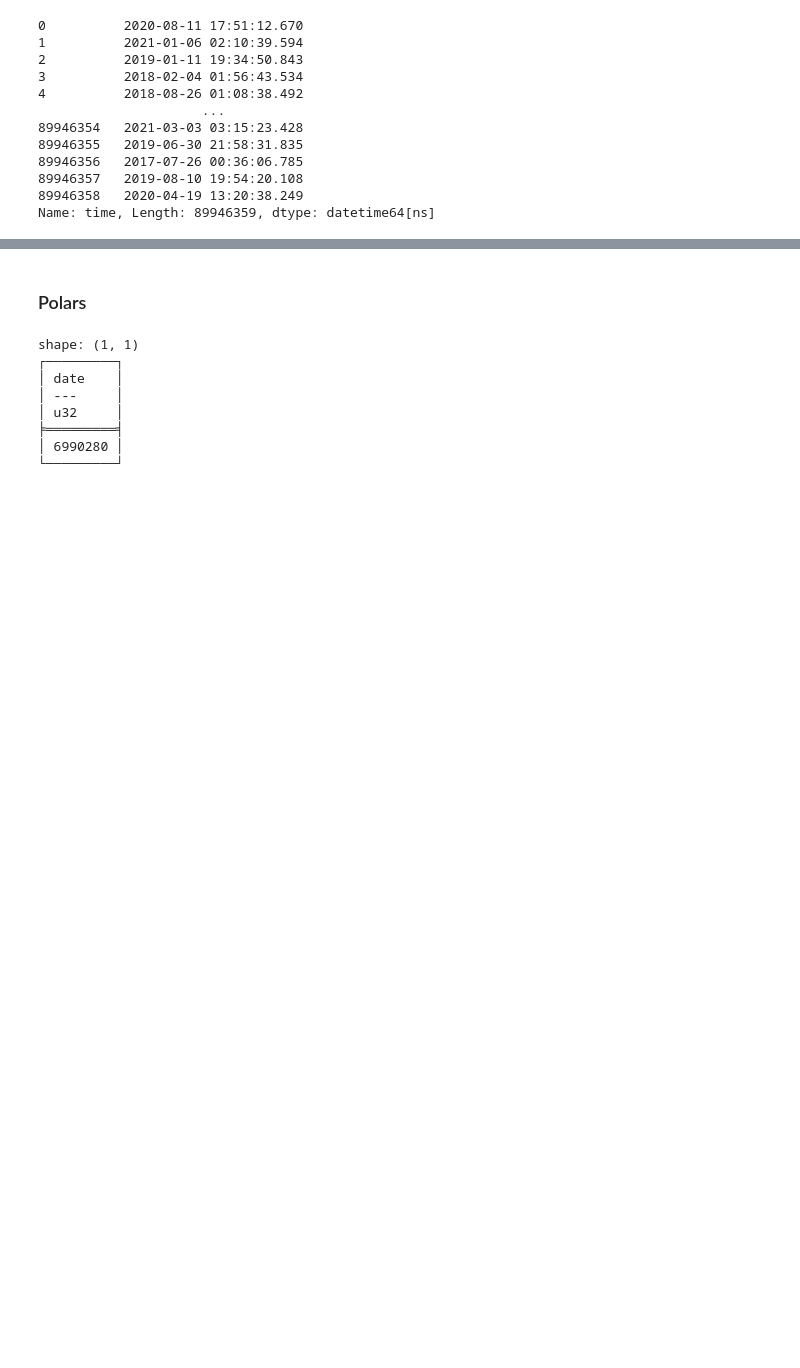
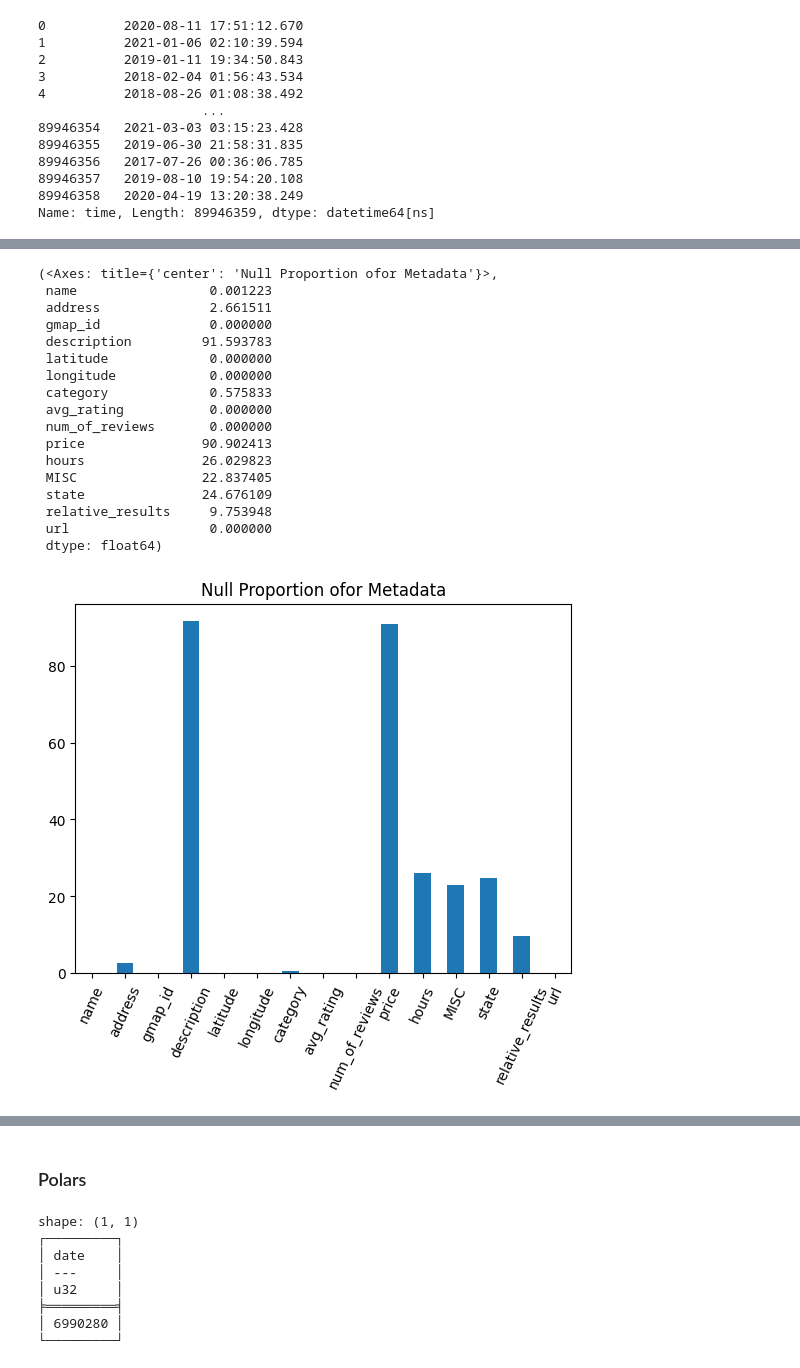
Before and after one commit to melodiromero/Google-Yelp, a Jupyter notebook: Sprint-1/Yelp/etl_eda.ipynb, the cells around one changed output, grey strips where cells are left out. Saved outputs shown, nothing was run; the diff lists cells and outputs as text; code cells hidden in the pictures; blank space fills up the shorter version.

```diff
--- a/Sprint-1/Yelp/etl_eda.ipynb
+++ b/Sprint-1/Yelp/etl_eda.ipynb
@@ -110,0 +166,5 @@ Y solo demoro 9.8 segundos convertir 89,946,359 registros. Esto convence que pya
+# %%
+directorio_metadata_reviews =  "C:\\Users\\jdieg\\Desktop\\henry\\proyectos\\Google-Yelp\\.data\\google_maps\\Python_gmaps_metada.parquet"
+
+metada_reviews_df = pd.read_parquet(directorio_metadata_reviews).convert_dtypes(dtype_backend="pyarrow")
+metada_reviews_df.dtypes
@@ -110,0 +188,21 @@ Y solo demoro 9.8 segundos convertir 89,946,359 registros. Esto convence que pya
+# %%
+proporcion_nulos(metada_reviews_df).plot(kind="bar", rot=65, title="Null Proportion ofor Metadata"),proporcion_nulos(metada_reviews_df)
+# %% [output]
+(<Axes: title={'center': 'Null Proportion ofor Metadata'}>,
+ name                 0.001223
+ address              2.661511
+ gmap_id              0.000000
+ description         91.593783
+ latitude             0.000000
+ longitude            0.000000
+ category             0.575833
+ avg_rating           0.000000
+ num_of_reviews       0.000000
+ price               90.902413
+ hours               26.029823
+ MISC                22.837405
+ state               24.676109
+ relative_results     9.753948
+ url                  0.000000
+ dtype: float64)
+[figure, added]
```
Also changed, not shown: parts of 22 cells of this notebook.
